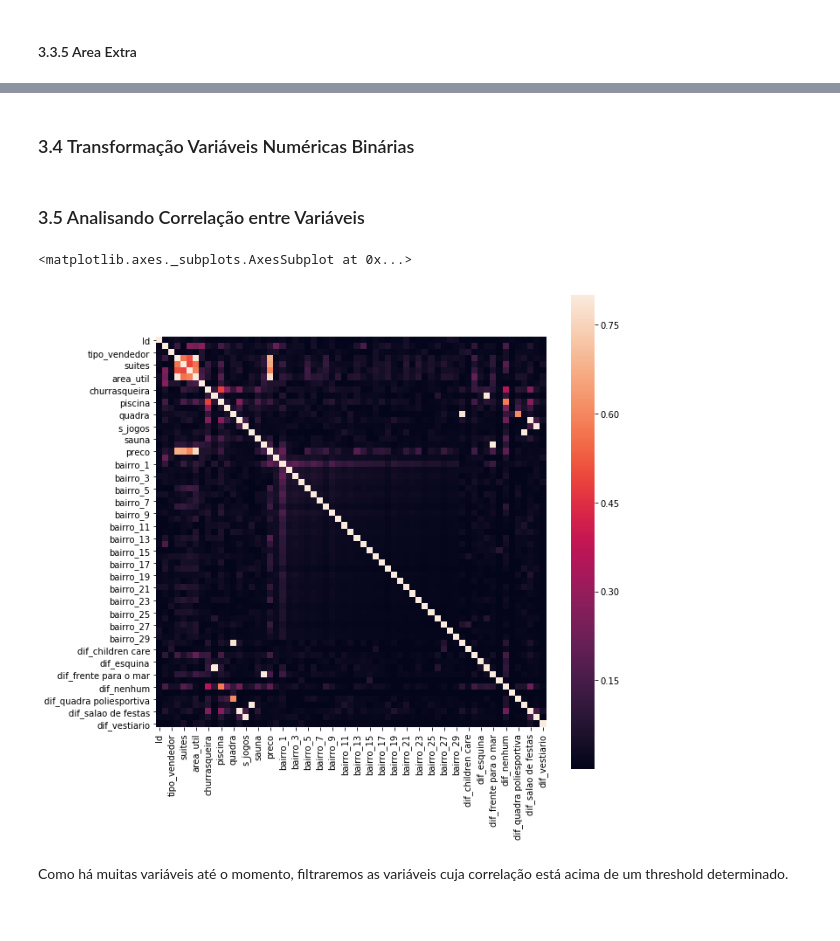
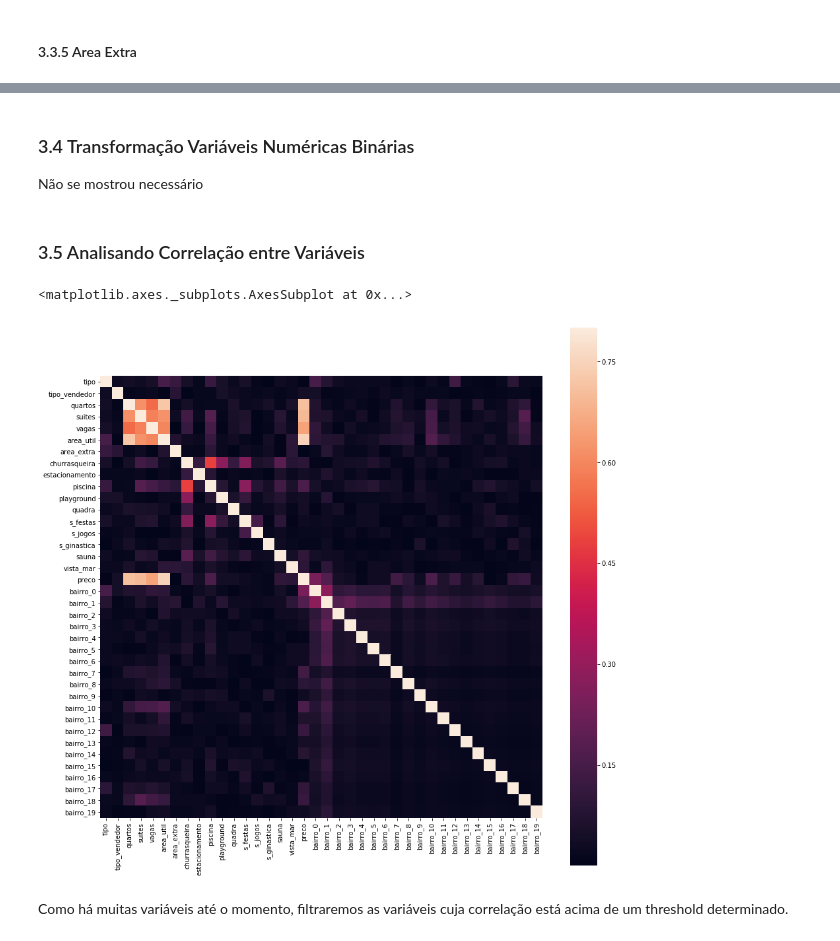
Before and after one commit to guedes-joaofelipe/EEL891-machine-learning, a Jupyter notebook: Previsão preço imóveis.ipynb, the cells around one changed output, grey strips where cells are left out. Cells and saved outputs as stored; diff of their text form; code cells hidden in the pictures.

```diff
--- a/Previsão preço imóveis.ipynb
+++ b/Previsão preço imóveis.ipynb
@@ -359,5 +406,5 @@ sns.boxplot(x = train_set['vagas'], ax = axes[1])
 # %%
-vagas_thr = 11
+vagas_thr = 5
 train_set = train_set[train_set['vagas'] < vagas_thr]
 # %%
 print ('Train shape: ', train_set.shape)
@@ -377,3 +424,3 @@ sns.boxplot(x = train_set['area_util'], ax = axes[1])
 # %%
-area_util_thr = 500
+area_util_thr = 400
 train_set = train_set[train_set['area_util'] < area_util_thr]
@@ -395,6 +427,3 @@ plt.show()
-# %%
-train_set['area_util'] = np.log1p(train_set['area_util'])
-test_set['area_util'] = np.log1p(test_set['area_util'])
 # %%
 fig, axes = plt.subplots(1, 2, figsize=(15, 6))
 sns.distplot(train_set['area_util'], fit = norm, ax = axes[0]);
@@ -428,5 +457,5 @@ sns.boxplot(x = train_set['area_extra'], ax = axes[1])
 # %%
-area_extra_thr = 1000
+area_extra_thr = 150
 train_set = train_set[train_set['area_extra'] < area_extra_thr]
 # %%
 fig, axes = plt.subplots(1, 2, figsize=(15, 6))
@@ -477,14 +506,15 @@ train_set[numerical_colnames].describe()
 # %% [markdown]
 ### 3.4 Transformação Variáveis Numéricas Binárias
+Não se mostrou necessário
 # %% [markdown]
 ### 3.5 Analisando Correlação entre Variáveis
 # %%
-corrmat = abs(train_set.corr())
-f, ax = plt.subplots(figsize=(10, 10))
+corrmat = abs(train_set.drop(['Id'], axis = 1).corr())
+f, ax = plt.subplots(figsize=(15, 15))
 sns.heatmap(corrmat, vmax=.8, square=True)
 # %% [output]
 <matplotlib.axes._subplots.AxesSubplot at 0x...>
-[figure, old version]
+[figure, new version]
 # %% [markdown]
 Como há muitas variáveis até o momento, filtraremos as variáveis cuja correlação está acima de um threshold determinado.
 # %%
```
Also changed, not shown: parts of 121 cells of this notebook, 1 other file.
